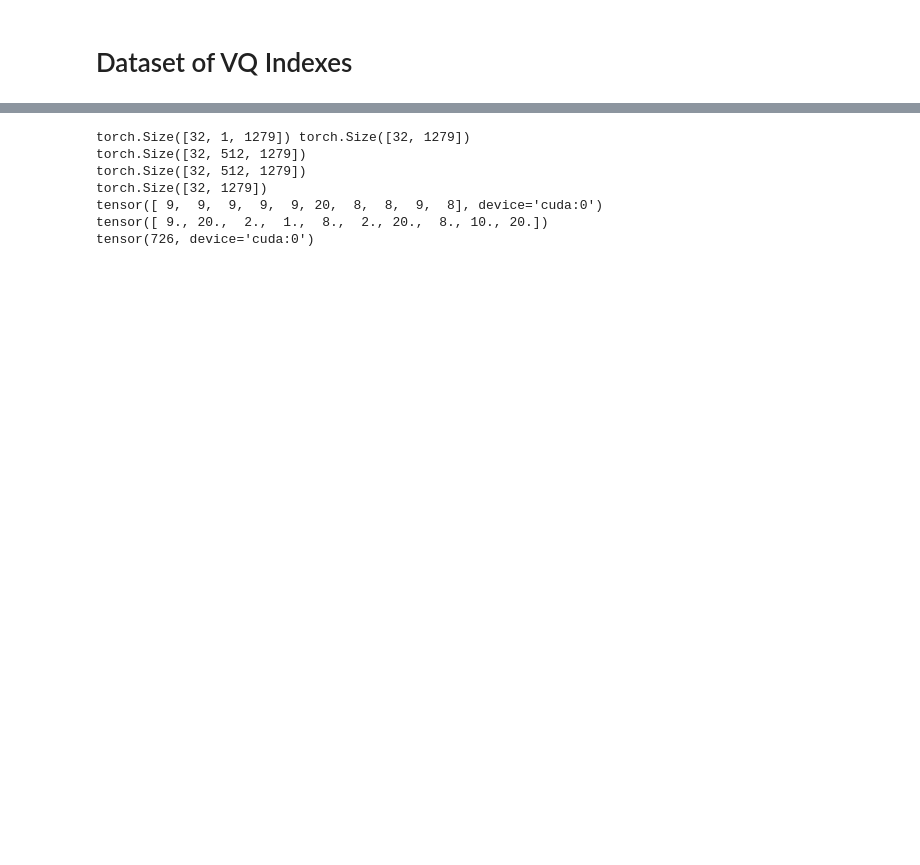
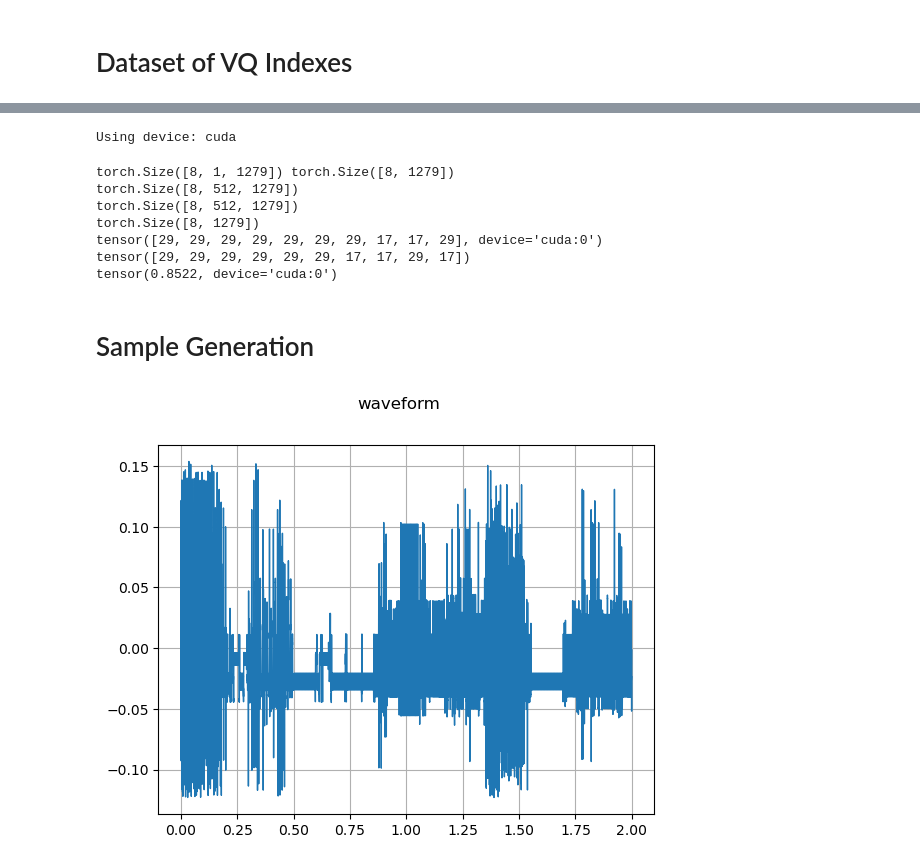
Before and after one commit to mariodesimone99/vqvae, a Jupyter notebook: demo.ipynb, the cells around one changed output, grey strips where cells are left out. Drawn from its saved outputs; the diff is of its cells as text; code cells hidden in the pictures; blank space fills up the shorter version.

```diff
--- a/demo.ipynb
+++ b/demo.ipynb
@@ -437,11 +569,12 @@ display(audio_reconstructed)
 # %%
 device = get_device()
 print(f"Using device: {device}")
-model_vctk = VQVAE(in_channels=1, start_dim=16, nemb=512, emb_dim=1024, ndown=6, res_blocks=1, kernel_size=3)
+model_vctk = VQVAE(in_channels=1, nemb=512, emb_dim=256, ndown=6, res_blocks=1, ndilations=8, kernel_size=3)
 opt_vctk = torch.optim.Adam(model_vctk.parameters(), lr=LEARNING_RATE, weight_decay=LEARNING_RATE/10)
 
 model_string = model_vctk.name + ".pt"
 path = "./models/" + model_string
 trainer_vctk = Trainer(device, model_vctk, opt_vctk, path)
+print(nparams(model_vctk))
 # %% [output]
 Using device: cuda
@@ -633,5 +732,17 @@ Epoch 260 -> Test  Loss: 0.7578709721565247
+# %%
+device = get_device()
+print(f"Using device: {device}")
+wave_vctk = WaveNet(nblocks=4, ndilations=4, in_channels=1, start_ch=16, skip_channels=256, nclasses=512, kernel_size=2)
+wave_opt = torch.optim.Adam(wave_vctk.parameters(), lr=1e-3, weight_decay=1e-4)
+
+
+model_string = wave_vctk.name + ".pt"
+path = "./models/" + model_string
+trainer_wave = WaveTrainer(device, wave_vctk, wave_opt, path)
+# %% [output]
+Using device: cuda
 # %%
-for _, (idx_src,idx_tgt) in enumerate(val_dl_idx):
+for _, (idx_src,idx_tgt) in enumerate(train_dl_idx):
     print(idx_src.shape, idx_tgt.shape)
     break
 logits = wave_vctk(idx_src.to(device).float())
@@ -642,12 +753,22 @@ preds = torch.argmax(probs, dim=1)
 print(preds.shape)
 print(preds[0, :10])
 print(idx_tgt[0, :10])
-print(torch.sum(preds[0]==idx_tgt.to(device)[0]))
+print(torch.sum(preds[0]==idx_tgt.to(device)[0])/len(idx_tgt[0]))
 # %% [output]
-torch.Size([32, 1, 1279]) torch.Size([32, 1279])
-torch.Size([32, 512, 1279])
-torch.Size([32, 512, 1279])
-torch.Size([32, 1279])
-tensor([ 9,  9,  9,  9,  9, 20,  8,  8,  9,  8], device='cuda:0')
-tensor([ 9., 20.,  2.,  1.,  8.,  2., 20.,  8., 10., 20.])
-tensor(726, device='cuda:0')
+torch.Size([8, 1, 1279]) torch.Size([8, 1279])
+torch.Size([8, 512, 1279])
+torch.Size([8, 512, 1279])
+torch.Size([8, 1279])
+tensor([29, 29, 29, 29, 29, 29, 29, 17, 17, 29], device='cuda:0')
+tensor([29, 29, 29, 29, 29, 29, 17, 17, 29, 17])
+tensor(0.8522, device='cuda:0')
+# %% [markdown]
+# Sample Generation
+# %%
+length = 1500
+gen = wave_vctk.generate(length)
+audio_gen = model_vctk.generate(gen.long())
+# %%
+plot_waveform(audio_gen[0].detach().cpu(), sample_rate[0])
+# %% [output]
+[figure, added]
```
Also changed, not shown: parts of 55 cells of this notebook, 1 other file.
